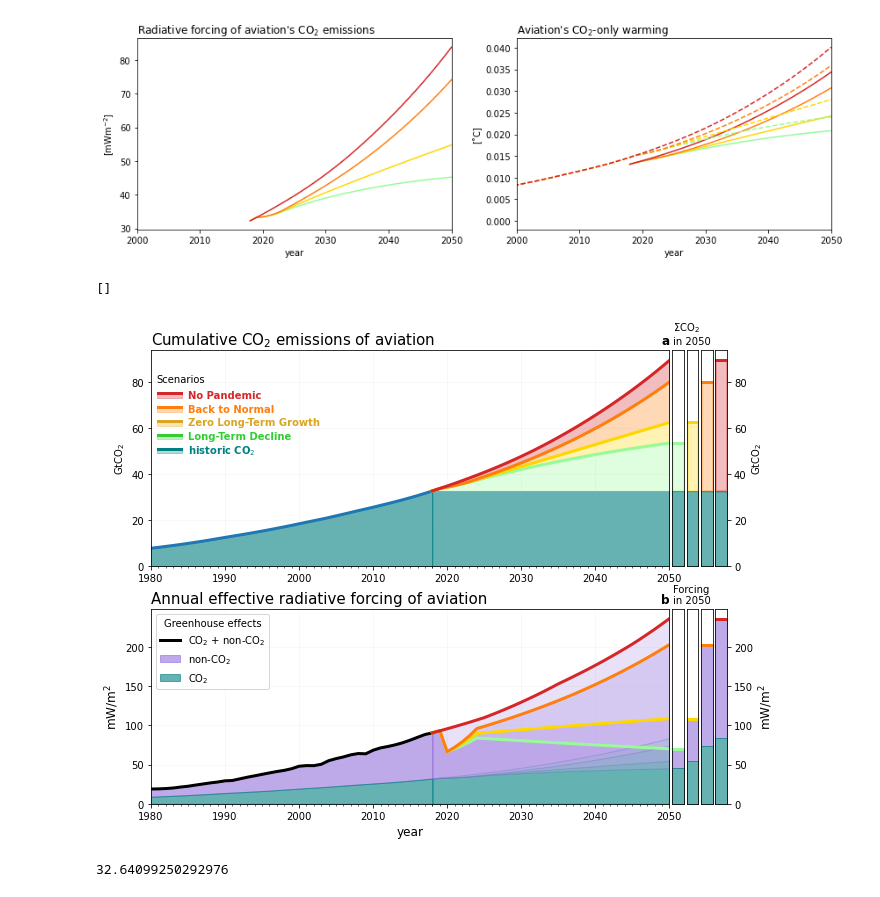
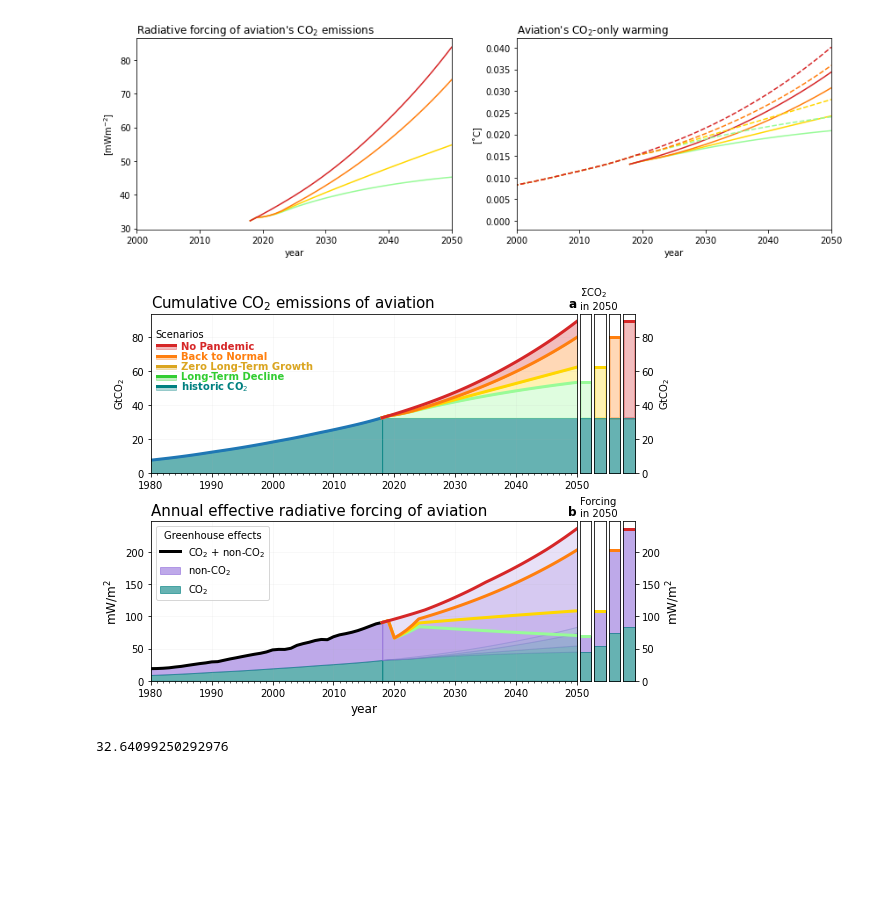
Before and after one commit to milankl/FlyingClimate, a Jupyter notebook: scripts/aviation_warming.ipynb, the cells around one changed output. Cells and saved outputs as stored; diff of their text form; code cells hidden in the pictures; blank space fills up the shorter version.

```diff
--- a/scripts/aviation_warming.ipynb
+++ b/scripts/aviation_warming.ipynb
@@ -230,7 +236,7 @@ plt.ylabel(r"Wm$^{-2}$");
 # %% [output]
 [figure]
 # %%
-t1980 = np.int(1980-rcp_years[0])
+t1980 = int(1980-rcp_years[0])
 
 # multi scenario mean [mW/m^2]
 co2rf_1940 = (F45-F45noav)[t1940:t2018,0]*1000
@@ -351,7 +357,7 @@ plt.tight_layout()
 # load ICAO's CAEP scnearios, column J is the moderate tech improvement scenario
 caep11 = pd.read_csv(path+"data/CAEP11_trends.csv")
 caep_years = np.array(caep11.iloc[4:,0])
-caep_moderate = np.array(caep11.iloc[4:,ABC2index("J")],dtype=np.float)
+caep_moderate = np.array(caep11.iloc[4:,ABC2index("J")],dtype=float)
 # %%
 caep_growth = caep_moderate[1:]/caep_moderate[:-1]
 caep_growth
@@ -380,7 +386,7 @@ dates = [0,]*len(dates_os)
 
 for i in range(len(dates_os)):
     day,month,year = dates_os[i].split("/")
-    dates[i] = datetime.date(np.int(year),np.int(month),np.int(day))
+    dates[i] = datetime.date(int(year),int(month),int(day))
 
 dayssince2019 = np.array([(d-datetime.date(2019,1,1)).days for d in dates])
 
@@ -840,8 +844,8 @@ co2_1765_scenario2[(rcp_years > 1939)*(rcp_years < 2051)] = co2_scenario2/1000*m
 co2_1765_scenario3[(rcp_years > 1939)*(rcp_years < 2051)] = co2_scenario3/1000*mass_ratio
 co2_1765_scenario4[(rcp_years > 1939)*(rcp_years < 2051)] = co2_scenario4/1000*mass_ratio
 
-t2018 = np.int(2018-rcp_years[0])
-t2050 = np.int(2051-rcp_years[0])
+t2018 = int(2018-rcp_years[0])
+t2050 = int(2051-rcp_years[0])
 co2rf_2050_all_scenarios = np.zeros((3,4,t2050-t2018))
 temp_2050_all_scenarios = np.zeros((3,4,t2050-t2018))
 
@@ -919,8 +923,8 @@ cumco2_scenario4 = np.cumsum(co2_scenario4)/1000
 # %%
 fig = plt.figure(figsize=(8,6))
 
-ax1 = fig.add_axes([0,0.55,0.9,0.5])
-ax2 = fig.add_axes([0,0,0.9,0.45])
+ax1 = fig.add_axes([0.08,0.56,0.74,0.37])
+ax2 = fig.add_axes([0.08,0.08,0.74,0.37])
 
 # scenario axes
 pos = ax1.get_position()
@@ -1034,37 +1038,36 @@ ax2_s4.axhline(nonco2rf_scenario4[-1]+co2rf_scenario4[-1],color="C3",lw=3)
 ax1.set_xlim(1980,2050)
 ax2.set_xlim(1980,2050)
 ax1.set_ylim(0,ax1.get_ylim()[1])
 ax2.set_ylim(0,ax2.get_ylim()[1])
 ax1.set_xticks(np.hstack((years,years_future)),minor=True)
 ax2.set_xticks(np.hstack((years,years_future)),minor=True)
 ax2.set_ylabel(r"mW/m$^2$",fontsize=12)
 ax2_s4.set_ylabel(r"mW/m$^2$",fontsize=12)
 ax2.text(2050.5,ax2.get_ylim()[1]*1.03,"Forcing\nin 2050")
 ax2.legend(title="Greenhouse effects")
 
 ax1.grid(alpha=0.1)
 ax2.grid(alpha=0.1)
 
 for ax in [ax1_s1,ax1_s2,ax1_s3,ax1_s4]:
     ax.set_ylim(ax1.get_ylim())
     ax.set_xlim(0,1)
 
 for ax in [ax2_s1,ax2_s2,ax2_s3,ax2_s4]:
     ax.set_ylim(ax2.get_ylim())
     ax.set_xlim(0,1)
 
 for ax in [ax1_s1,ax1_s2,ax1_s3,ax2_s1,ax2_s2,ax2_s3]:
     ax.set_yticks([])
     ax.set_xticks([])
 
 ax1_s4.set_xticks([])
 ax2_s4.set_xticks([])
 
-# plt.savefig("../plots/emissions_forcing.pdf")
-# plt.savefig("../plots/emissions_forcing.png",dpi=200)
+plt.savefig("../plots/emissions_forcing.pdf")
+plt.savefig("../plots/emissions_forcing.png",dpi=200)
 # %% [output]
-[]
-[figure, old version]
+[figure, new version]
 # %%
 cumco2
 # %% [output]
```
Also changed, not shown: parts of 21 cells of this notebook, 14 other files.
